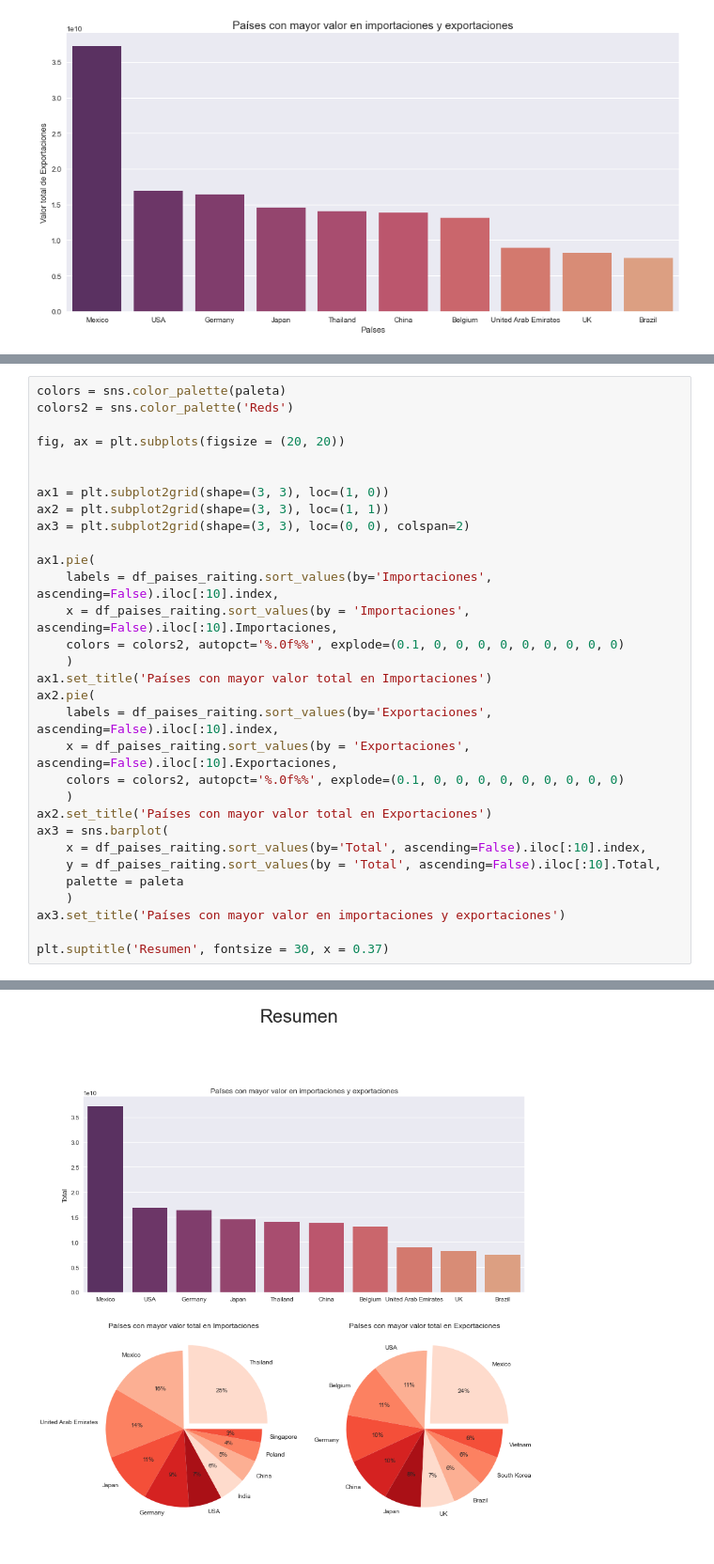
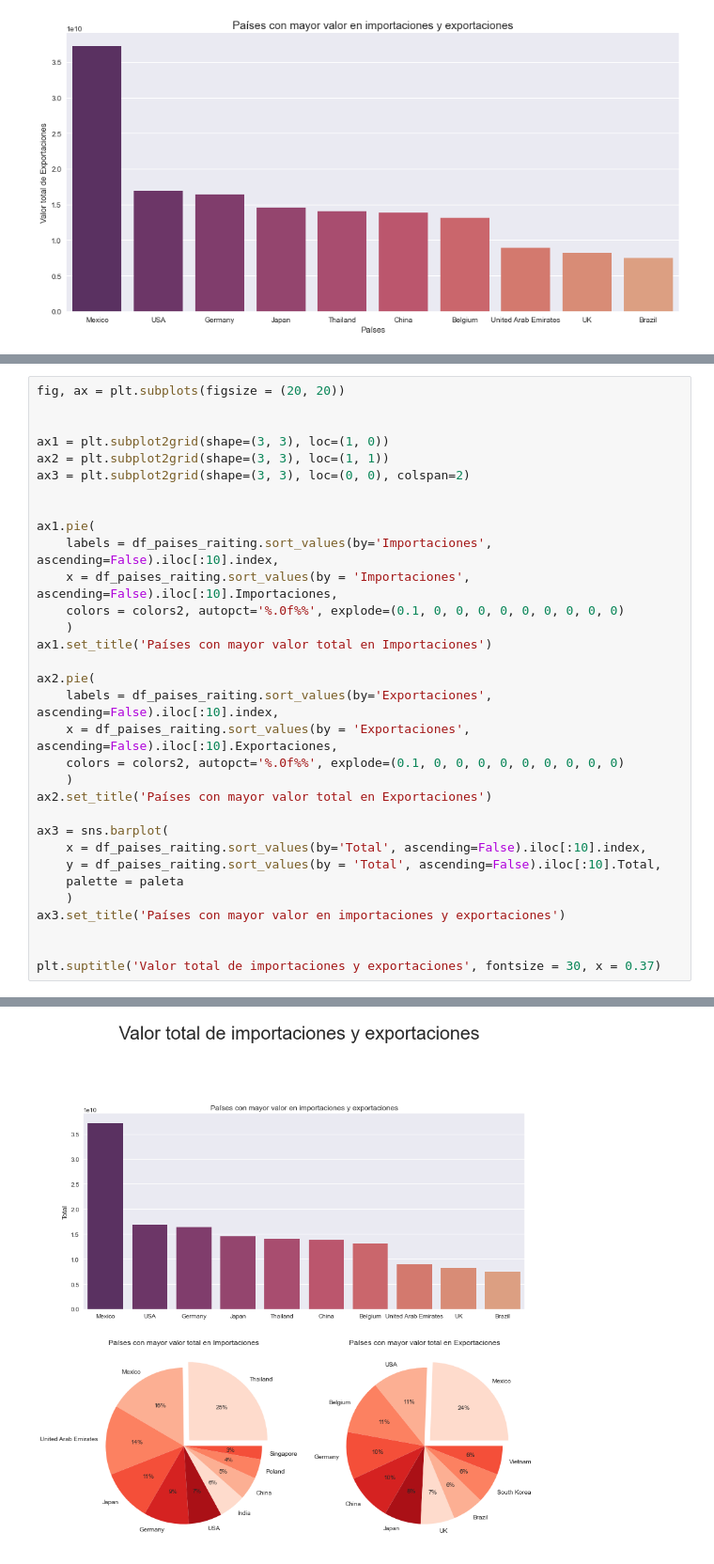
Before and after one commit to josue-islas/EmTech_2, a Jupyter notebook: Notebooks/ISLAS_GASRCILAZO_JOSUE_SABDIEL_PROYECTO.ipynb, the cells around one changed output, grey strips where cells are left out. Shown: that part at 94% size. Saved outputs shown, nothing was run; the diff lists cells and outputs as text.

```diff
--- a/Notebooks/ISLAS_GASRCILAZO_JOSUE_SABDIEL_PROYECTO.ipynb
+++ b/Notebooks/ISLAS_GASRCILAZO_JOSUE_SABDIEL_PROYECTO.ipynb
@@ -639,7 +673,4 @@ Text(0.5, 1.0, 'Transportes mas demandados por año')
 # %%
-colors = sns.color_palette(paleta)
-colors2 = sns.color_palette('Reds')
-
 fig, ax = plt.subplots(figsize = (20, 20))
 
 
@@ -647,18 +678,21 @@ ax1 = plt.subplot2grid(shape=(3, 3), loc=(1, 0))
 ax2 = plt.subplot2grid(shape=(3, 3), loc=(1, 1))
 ax3 = plt.subplot2grid(shape=(3, 3), loc=(0, 0), colspan=2)
 
+
 ax1.pie(
     labels = df_paises_raiting.sort_values(by='Importaciones', ascending=False).iloc[:10].index,
     x = df_paises_raiting.sort_values(by = 'Importaciones', ascending=False).iloc[:10].Importaciones,
     colors = colors2, autopct='%.0f%%', explode=(0.1, 0, 0, 0, 0, 0, 0, 0, 0, 0)
     )
 ax1.set_title('Países con mayor valor total en Importaciones')
+
 ax2.pie(
     labels = df_paises_raiting.sort_values(by='Exportaciones', ascending=False).iloc[:10].index,
     x = df_paises_raiting.sort_values(by = 'Exportaciones', ascending=False).iloc[:10].Exportaciones,
     colors = colors2, autopct='%.0f%%', explode=(0.1, 0, 0, 0, 0, 0, 0, 0, 0, 0)
     )
 ax2.set_title('Países con mayor valor total en Exportaciones')
+
 ax3 = sns.barplot(
     x = df_paises_raiting.sort_values(by='Total', ascending=False).iloc[:10].index,
     y = df_paises_raiting.sort_values(by = 'Total', ascending=False).iloc[:10].Total,
@@ -666,5 +700,6 @@ ax3 = sns.barplot(
     )
 ax3.set_title('Países con mayor valor en importaciones y exportaciones')
 
-plt.suptitle('Resumen', fontsize = 30, x = 0.37)
+
+plt.suptitle('Valor total de importaciones y exportaciones', fontsize = 30, x = 0.37)
 # %% [output]
@@ -672 +707 @@ Text(0.37, 0.98, 'Resumen')
-[figure, old version]
+[figure, new version]
```
Also changed, not shown: parts of 29 cells of this notebook.
